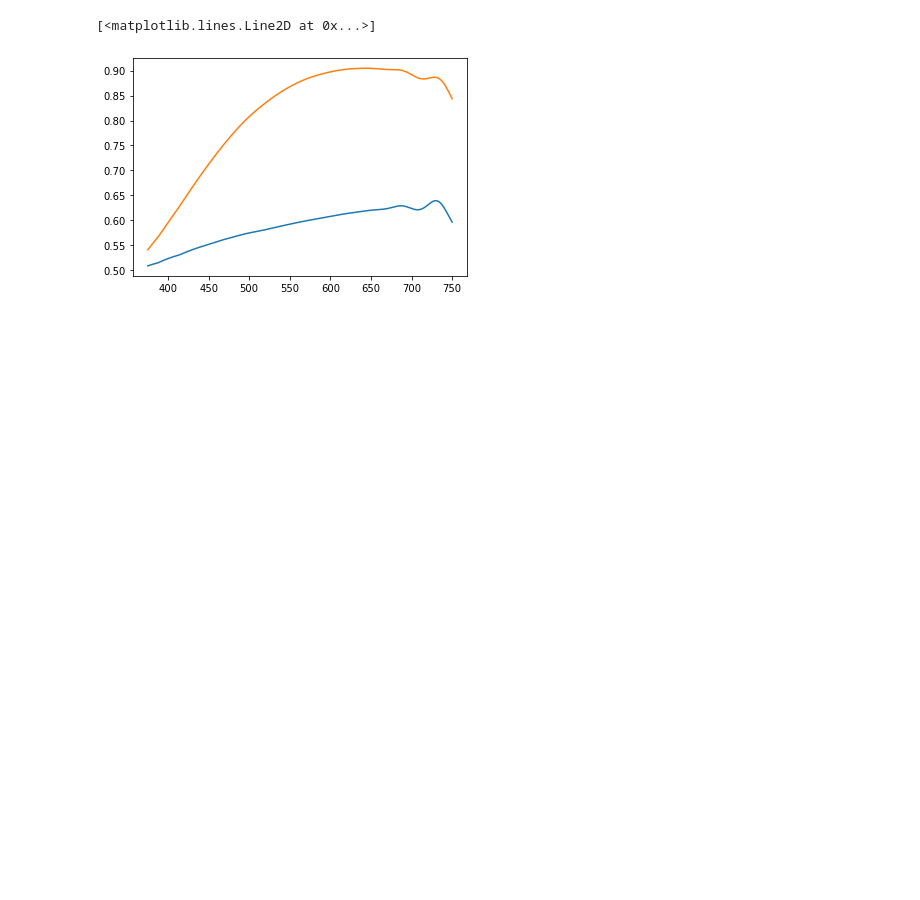
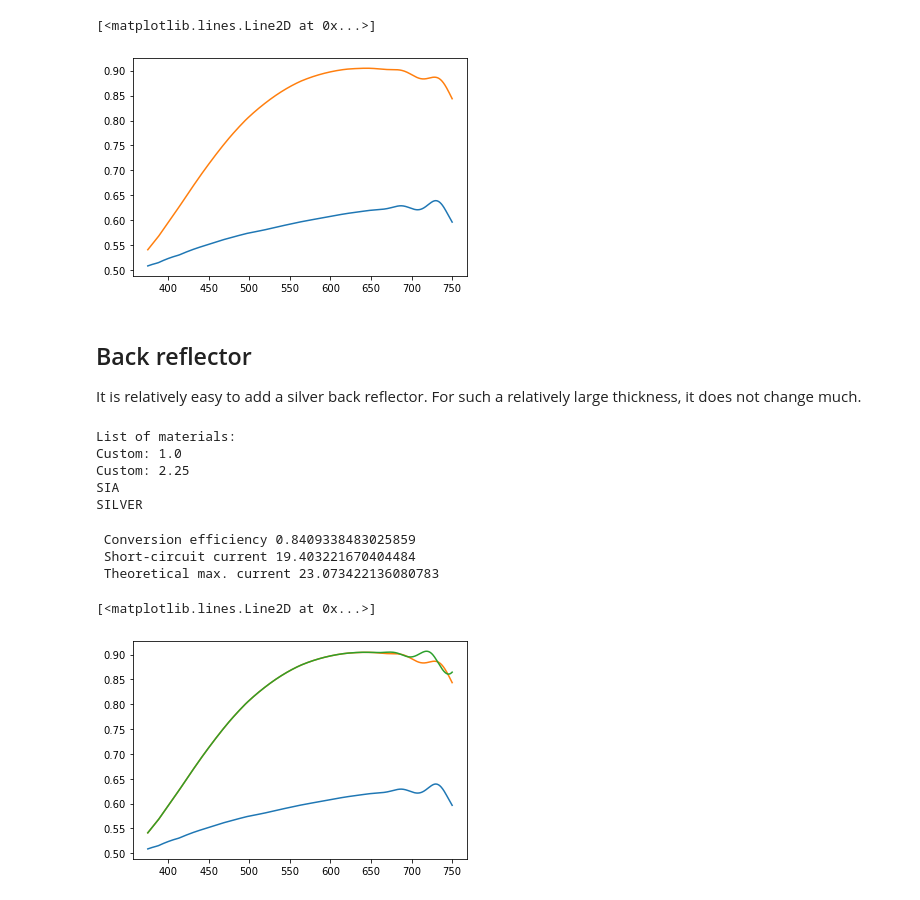
Before and after one commit to AnMoreau/PyMoosh, a Jupyter notebook: notebooks/Photovoltaics.ipynb, the cells around one changed output. Drawn from its saved outputs; the diff is of its cells as text; code cells hidden in the pictures; blank space fills up the shorter version.

Commit message:
Back reflector in notebook; bug in permittivity metals fixed.

```diff
--- a/notebooks/Photovoltaics.ipynb
+++ b/notebooks/Photovoltaics.ipynb
@@ -73,3 +73,30 @@ plt.plot(wl,absorb2)
  Theoretical max. current 23.073422136080783
 [<matplotlib.lines.Line2D at 0x...>]
 [figure]
+# %% [markdown]
+## Back reflector
+
+It is relatively easy to add a silver back reflector. For such a relatively large thickness, it does not change much.
+# %%
+realistic = Structure([1.,2.25,"SiA","Silver"],[0,1,2,3],[0,100,1000,0])
+# %% [output]
+List of materials:
+Custom: 1.0
+Custom: 2.25
+SIA
+SILVER
+# %%
+efficiency,current,current_max,wl,spectrum,absorb3 = Photo(realistic,0.,0.,375.,750.,[1,2],1000)
+
+print("\n Conversion efficiency",efficiency,"\n Short-circuit current",current,"\n Theoretical max. current",current_max)
+
+plt.figure(3)
+plt.plot(wl,absorb1)
+plt.plot(wl,absorb2)
+plt.plot(wl,absorb3)
+# %% [output]
+ Conversion efficiency 0.8409338483025859
+ Short-circuit current 19.403221670404484
+ Theoretical max. current 23.073422136080783
+[<matplotlib.lines.Line2D at 0x...>]
+[figure, added]
```
Also changed, not shown: 1 other file.
